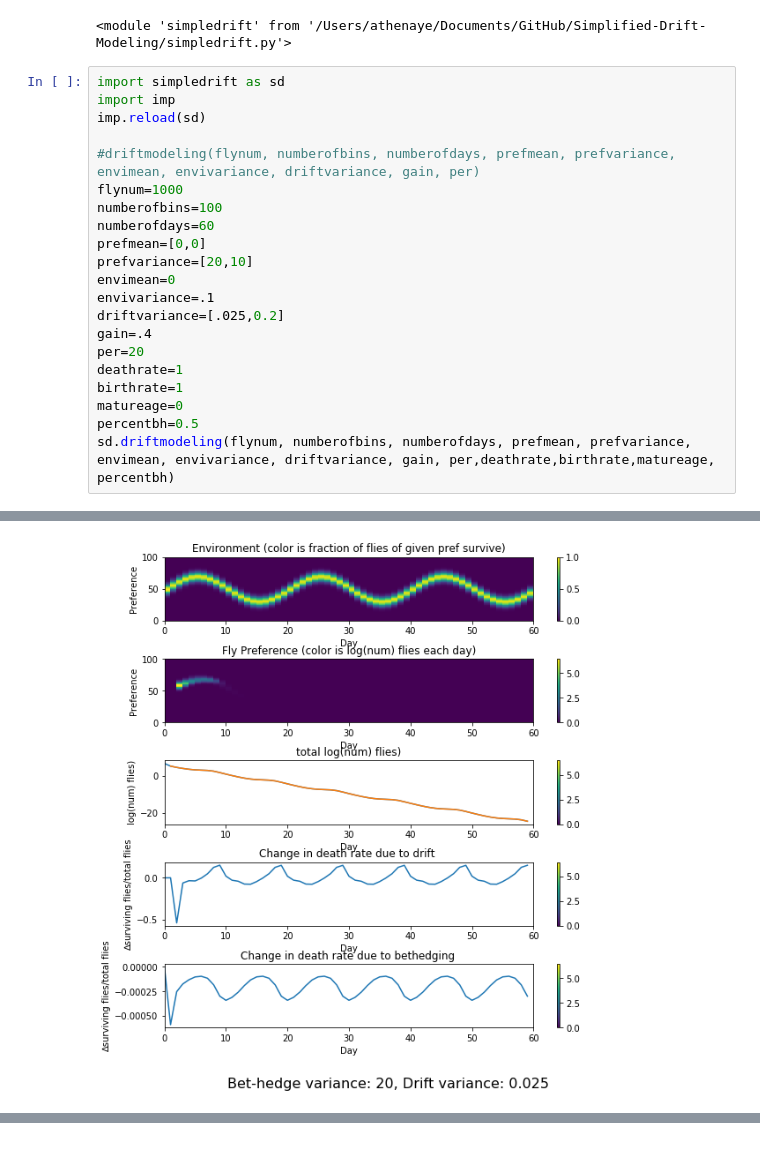
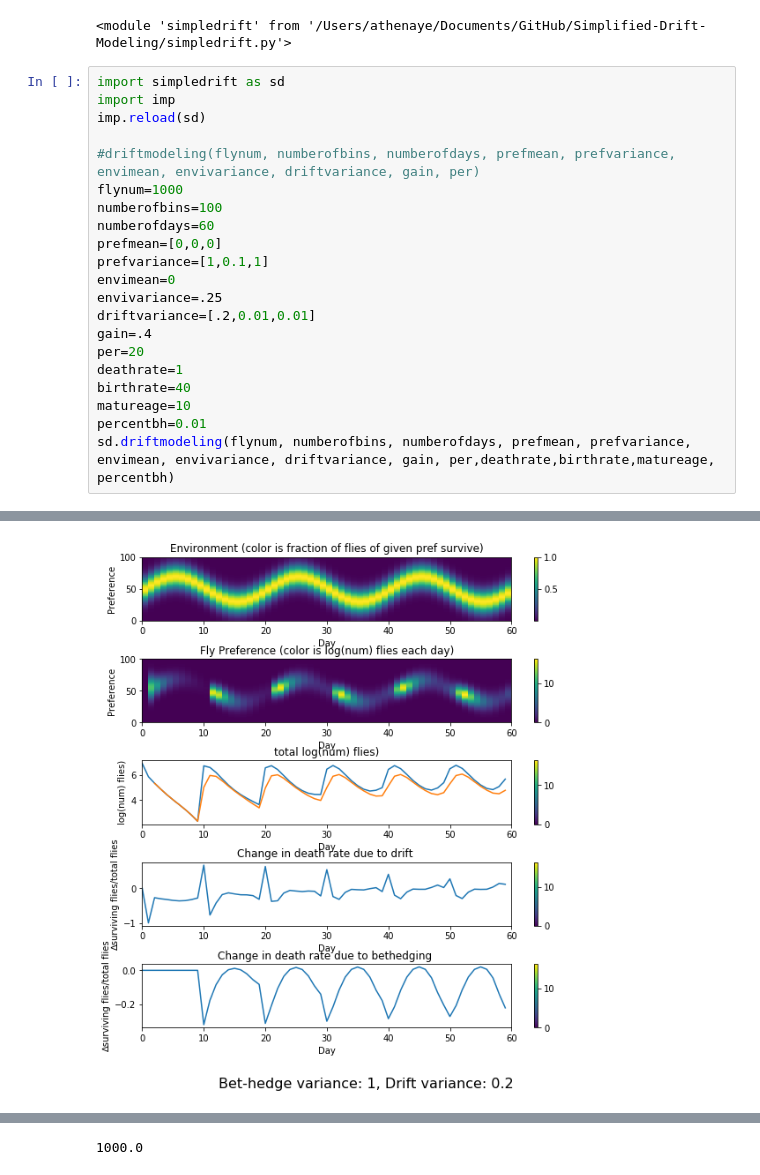
Before and after one commit to ryantmaloney/Simplified-Drift-Modeling, a Jupyter notebook: driftmodeling.ipynb, the cells around one changed output, grey strips where cells are left out. Cells and saved outputs as stored; diff of their text form.

```diff
--- a/driftmodeling.ipynb
+++ b/driftmodeling.ipynb
@@ -13,16 +13,16 @@ imp.reload(sd)
 flynum=1000
 numberofbins=100
 numberofdays=60
-prefmean=[0,0]
-prefvariance=[20,10]
+prefmean=[0,0,0]
+prefvariance=[1,0.1,1]
 envimean=0
-envivariance=.1
-driftvariance=[.025,0.2]
+envivariance=.25
+driftvariance=[.2,0.01,0.01]
 gain=.4
 per=20
 deathrate=1
-birthrate=1
-matureage=0
-percentbh=0.5
+birthrate=40
+matureage=10
+percentbh=0.01
 sd.driftmodeling(flynum, numberofbins, numberofdays, prefmean, prefvariance, envimean, envivariance, driftvariance, gain, per,deathrate,birthrate,matureage, percentbh)
 # %% [output]
@@ -46 +30 @@ sd.driftmodeling(flynum, numberofbins, numberofdays, prefmean, prefvariance, env
-[figure, old version]
+[figure, new version]
@@ -64,0 +33 @@ sd.driftmodeling(flynum, numberofbins, numberofdays, prefmean, prefvariance, env
+1000.0
```
Also changed, not shown: parts of 1 cell of this notebook, 1 other file.
